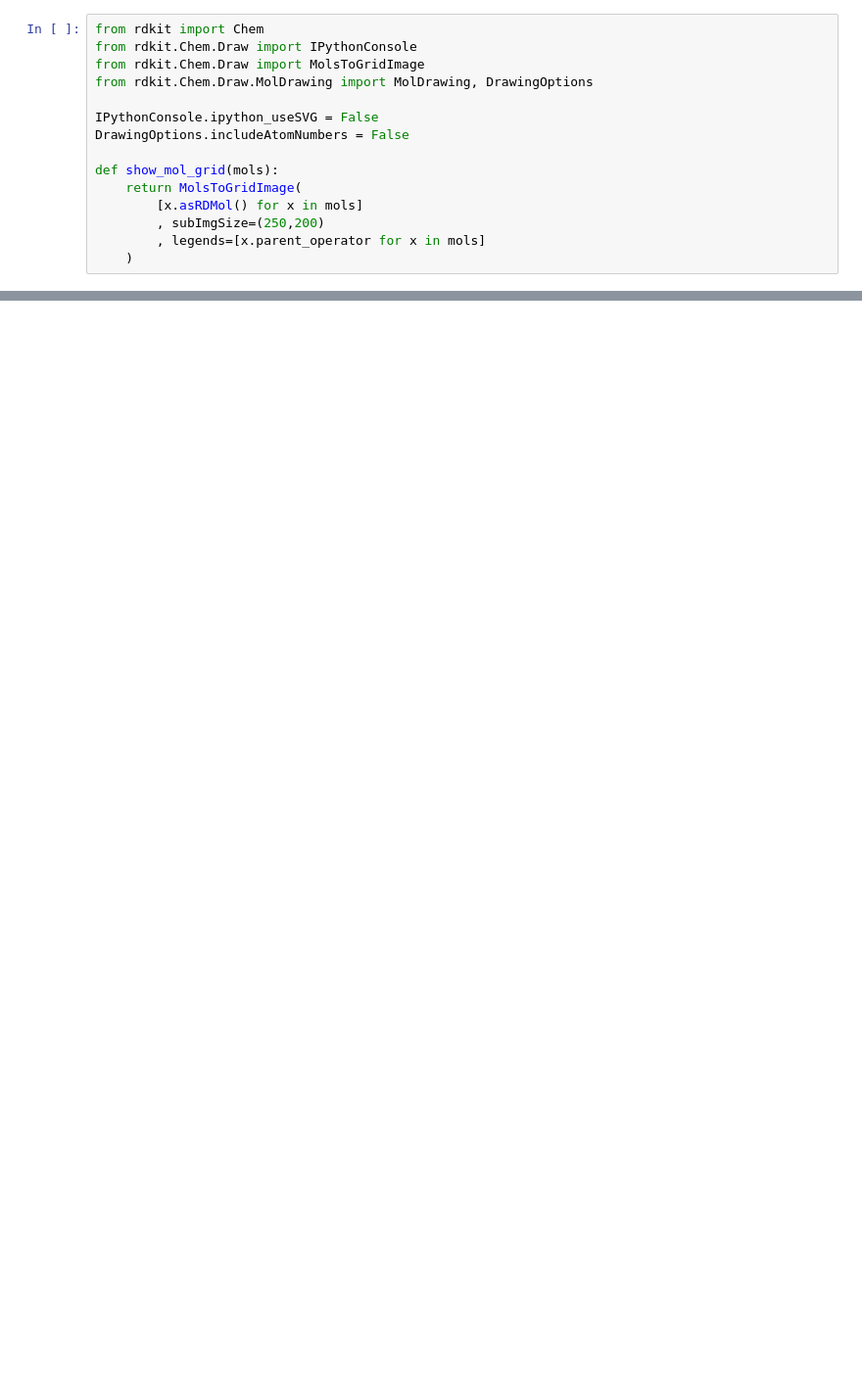
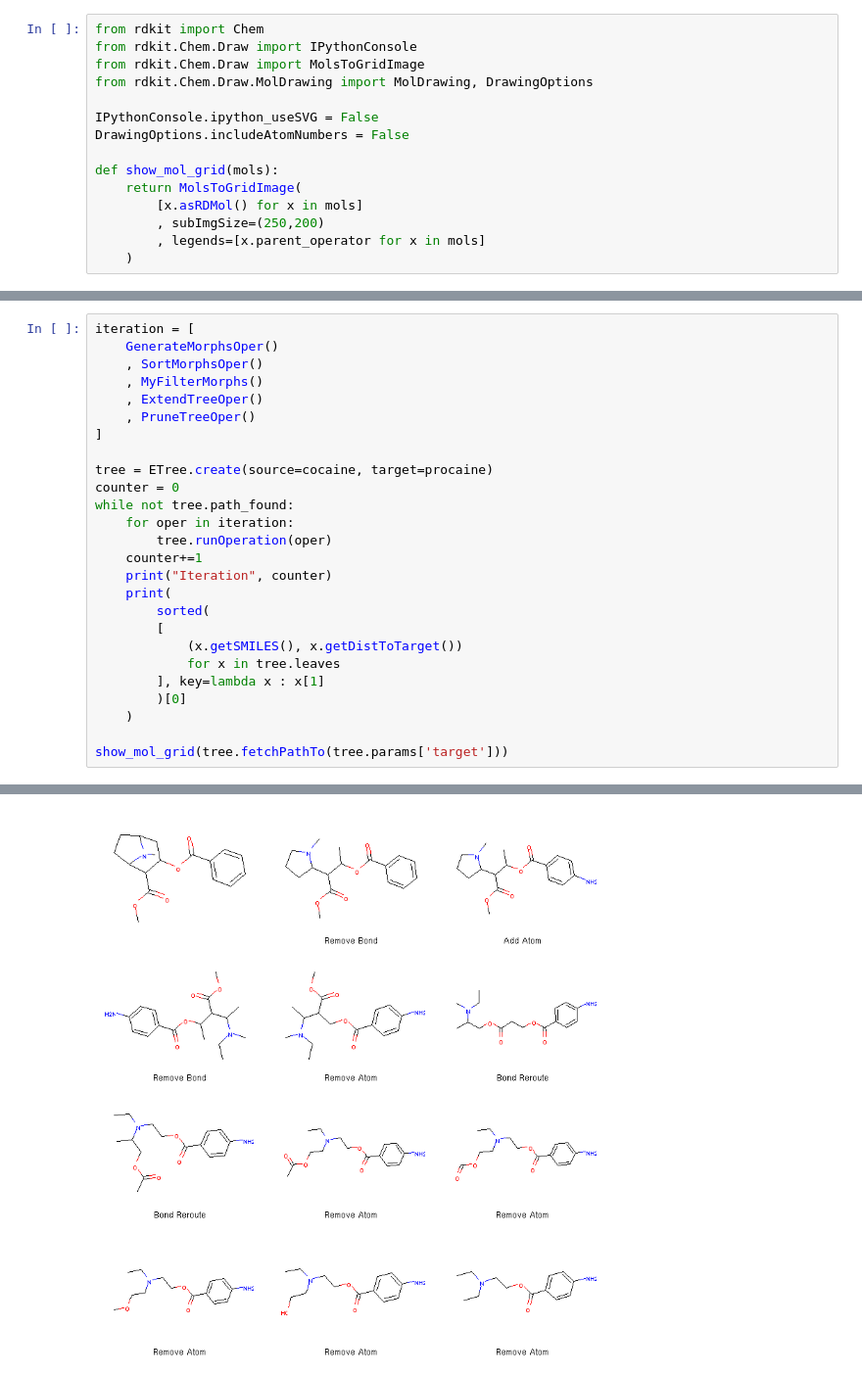
Before and after one commit to lich-uct/molpher-lib, a Jupyter notebook: doc/notebooks/exploration_advanced.ipynb, the cells around one changed output, grey strips where cells are left out. Shown at 98% size. Drawn from its saved outputs; the diff is of its cells as text; blank space fills up the shorter version.

```diff
--- a/doc/notebooks/exploration_advanced.ipynb
+++ b/doc/notebooks/exploration_advanced.ipynb
@@ -65,0 +192,27 @@ show_mol_grid(tree.leaves)
+# %%
+iteration = [
+    GenerateMorphsOper()
+    , SortMorphsOper()
+    , MyFilterMorphs()
+    , ExtendTreeOper()
+    , PruneTreeOper()
+]
+
+tree = ETree.create(source=cocaine, target=procaine)
+counter = 0
+while not tree.path_found:
+    for oper in iteration:
+        tree.runOperation(oper)
+    counter+=1
+    print("Iteration", counter)
+    print(
+        sorted(
+        [
+            (x.getSMILES(), x.getDistToTarget())
+            for x in tree.leaves
+        ], key=lambda x : x[1]
+        )[0]
+    )
+
+show_mol_grid(tree.fetchPathTo(tree.params['target']))
+# %% [output]
@@ -65,0 +236 @@ show_mol_grid(tree.leaves)
+[figure, added]
```
Also changed, not shown: parts of 6 cells of this notebook, 4 other files.
